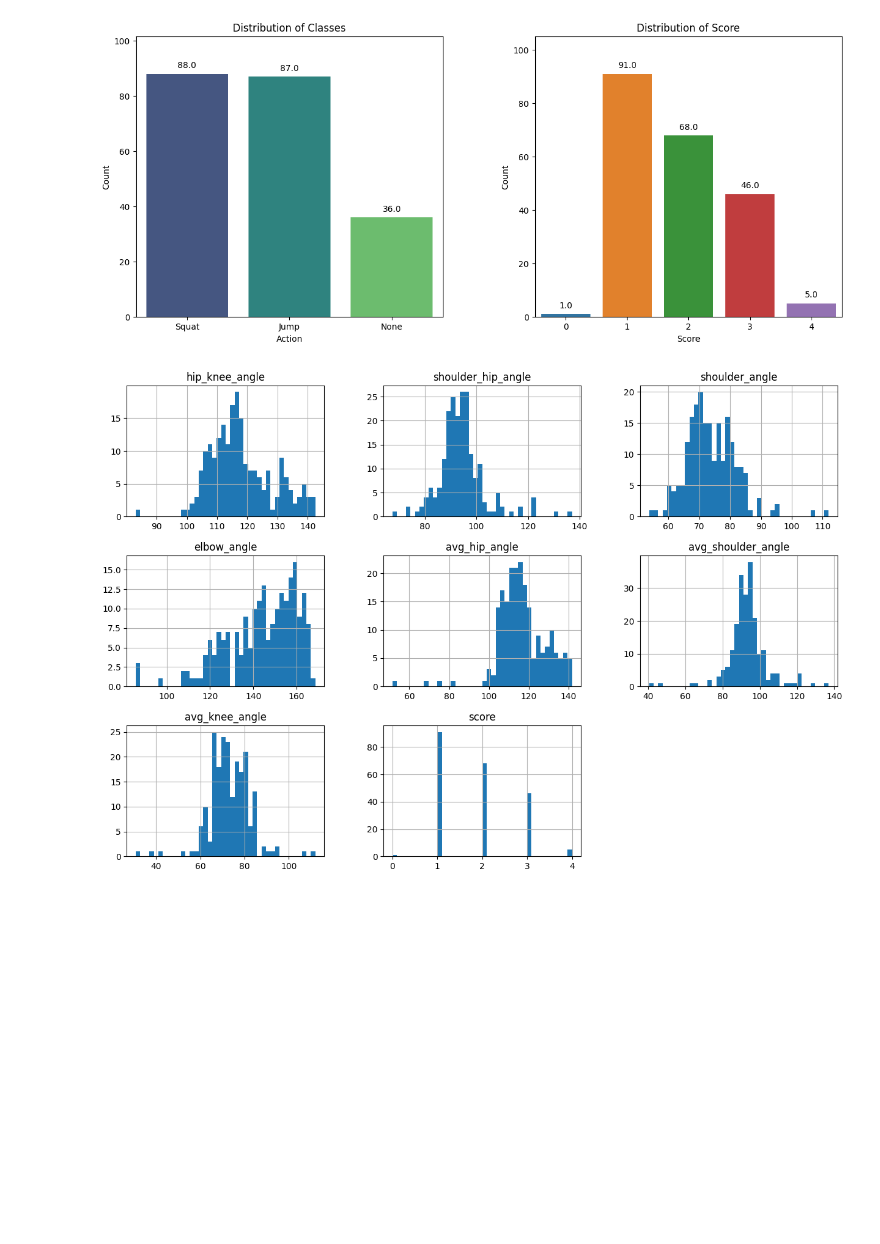
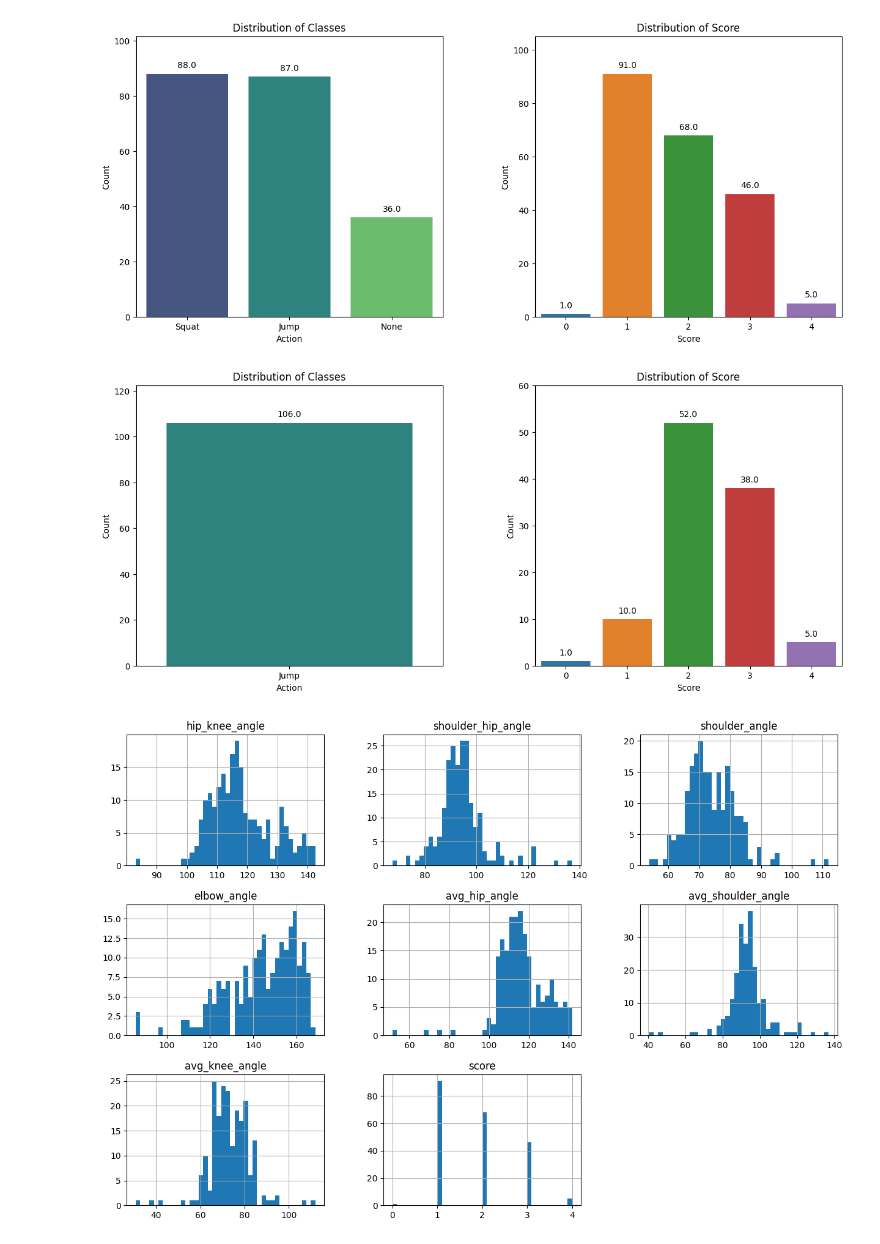
Before and after one commit to DhruvMehta-code/Pose-Estimation, a Jupyter notebook: pose.ipynb, the cells around one changed output. Saved outputs shown, nothing was run; the diff lists cells and outputs as text; code cells hidden in the pictures; blank space fills up the shorter version.

```diff
--- a/pose.ipynb
+++ b/pose.ipynb
@@ -361,3 +369,43 @@ plt.show()
+# %%
+fig, axs = plt.subplots(1, 2, figsize=(15, 6))
+
+# First subplot for action
+ax = sns.countplot(data=df, x='action', palette="viridis", ax=axs[0])
+ax.set_title("Distribution of Classes")
+ax.set_xlabel("Action")
+ax.set_ylabel("Count")
+y_max = ax.get_ylim()[1]
+ax.set_ylim([0, y_max*1.1])  # Increase y-axis limit
+for p in ax.patches:
+    ax.annotate(format(p.get_height()),
+                (p.get_x() + p.get_width() / 2., p.get_height()),
+                ha = 'center',
+                va = 'center',
+                xytext = (0, 10),
+                textcoords = 'offset points')
+
+# Second subplot for score
+ay = sns.countplot(data=df, x='score', ax=axs[1])
+ay.set_title("Distribution of Score")
+ay.set_xlabel("Score")
+ay.set_ylabel("Count")
+y_max = ay.get_ylim()[1]
+ay.set_ylim([0, y_max*1.1])  # Increase y-axis limit
+for p in ay.patches:
+    ay.annotate(format(p.get_height()),
+                (p.get_x() + p.get_width() / 2., p.get_height()),
+                ha = 'center',
+                va = 'center',
+                xytext = (0, 10),
+                textcoords = 'offset points')
+
+# Adjust space between plots
+plt.subplots_adjust(wspace=0.3)
+
+# Show the plots
+plt.show()
+# %% [output]
+[figure, added]
 # %%
 data.hist(bins=40, figsize=(15, 10))
 plt.show()
```
Also changed, not shown: parts of 47 cells of this notebook.
